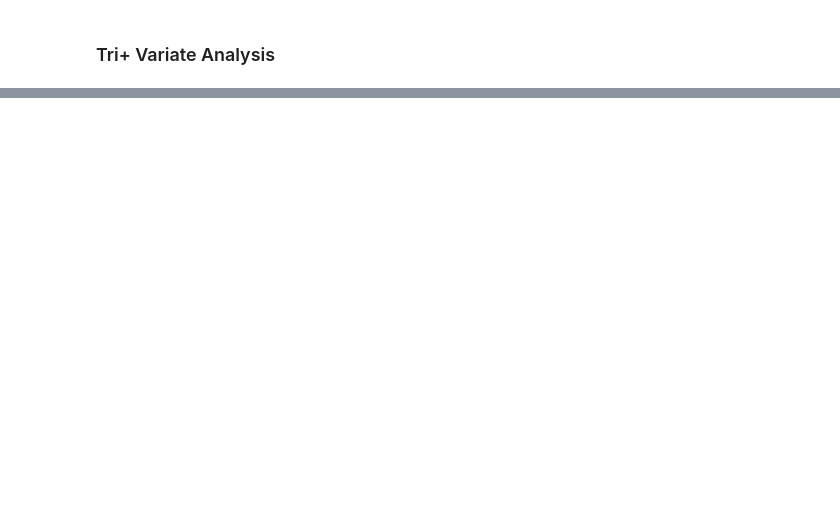
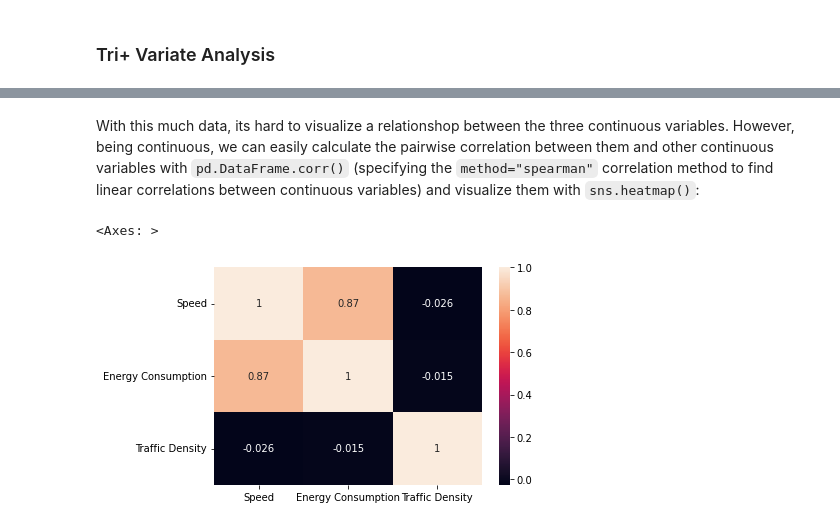
Before and after one commit to georgelord0/data-science-workshop, a Jupyter notebook: exploratory-data-analysis.ipynb, the cells around one changed output, grey strips where cells are left out. Cells and saved outputs as stored; diff of their text form; code cells hidden in the pictures; blank space fills up the shorter version.

```diff
--- a/exploratory-data-analysis.ipynb
+++ b/exploratory-data-analysis.ipynb
@@ -285,0 +301,20 @@ Indeed, drones are the most fuel efficient vehicles on average, although the eff
+# %%
+#Make our figure object and an axis for it, specifying a 3d projection
+fig = plt.figure(figsize=(12, 12))
+ax = fig.add_subplot(projection='3d')
+
+#Specify a color map for our plot
+colors = {'Drone':'tab:blue', 'Flying Car':'tab:orange', 'Autonomous Vehicle':'tab:green', 'Car':'tab:red'}
+traffic_df_250k["Vehicle Colors"] = traffic_df_250k["Vehicle Type"]
+traffic_df_250k["Vehicle Colors"] = traffic_df_250k["Vehicle Colors"].map(colors)
+
+#Set the axis to a scatter plot with the following values and their colors
+ax.scatter(traffic_df_250k["Speed"], traffic_df_250k["Energy Consumption"], traffic_df_250k["Traffic Density"], c=traffic_df_250k["Vehicle Colors"])
+
+#Set our axis labels
+ax.set_xlabel('Speed')
+ax.set_ylabel('Energy Consumption')
+ax.set_zlabel('Traffic Density')
+
+#Show our plot
+plt.show()
@@ -285,0 +323,11 @@ Indeed, drones are the most fuel efficient vehicles on average, although the eff
+# %% [markdown]
+With this much data, its hard to visualize a relationshop between the three continuous variables. However, being continuous, we can easily calculate the pairwise correlation between them and other continuous variables with `pd.DataFrame.corr()` (specifying the `method="spearman"` correlation method to find linear correlations between continuous variables) and visualize them with `sns.heatmap()`:
+# %%
+#Make a dataset that is a copy of our traffic_df_250k but with all non-float (non continuous) columns removed
+continuous_traffic_df_250k = traffic_df_250k.select_dtypes(['float'])
+
+corr = continuous_traffic_df_250k.corr(method='spearman')
+sns.heatmap(corr, annot=True)
+# %% [output]
+<Axes: >
+[figure, added]
```
Also changed, not shown: parts of 17 cells of this notebook.
